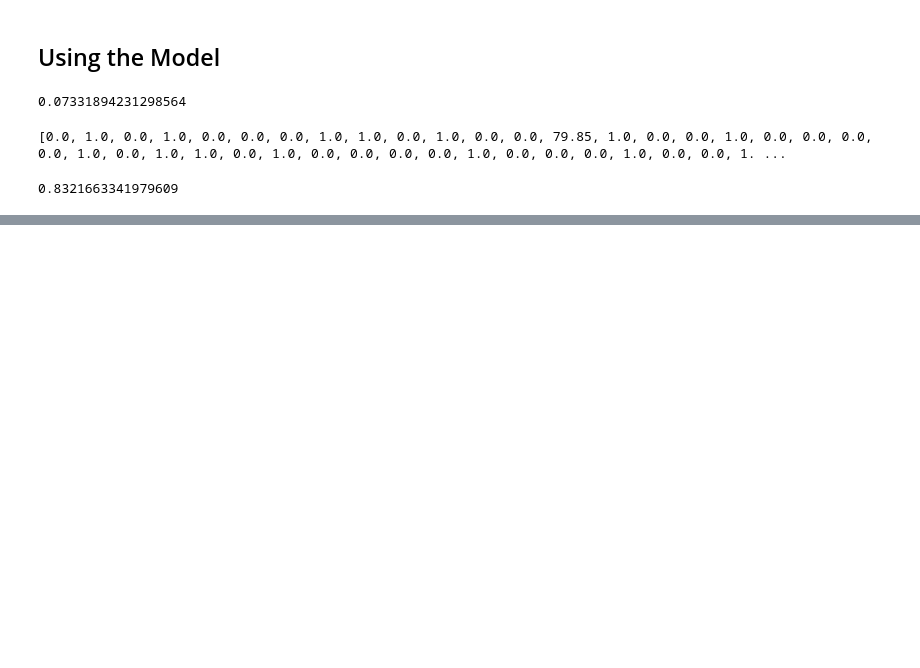
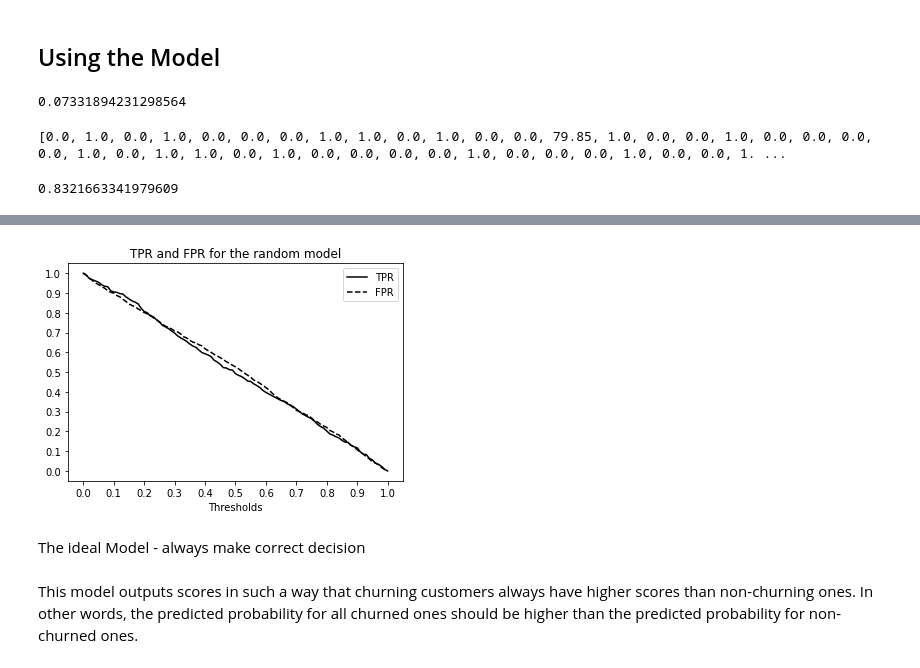
Before and after one commit to harizshah/Telco-Customer-Churn-Dec-2022-, a Jupyter notebook: churn_and_metrics.ipynb, the cells around one changed output, grey strips where cells are left out. Saved outputs shown, nothing was run; the diff lists cells and outputs as text; code cells hidden in the pictures; blank space fills up the shorter version.

```diff
--- a/churn_and_metrics.ipynb
+++ b/churn_and_metrics.ipynb
@@ -646,0 +1051,26 @@ model.predict_proba(X_test)[0, 1]
+# %%
+# Defines a function that takes in actual and predicted values
+def tpr_fpr_dataframe(y_val, y_pred):
+    scores = []
+
+    for t in thresholds:
+        tp = ((y_pred >= t) & (y_val == 1)).sum()
+        fp = ((y_pred >= t) & (y_val == 0)).sum()
+        fn = ((y_pred < t) & (y_val == 1)).sum()
+        tn = ((y_pred < t) & (y_val == 0)).sum()
+
+        scores.append((t, tp, fp, fn, tn))
+
+    df_scores = pd.DataFrame(scores)
+    df_scores.columns = ['threshold', 'tp', 'fp', 'fn', 'tn']
+
+    # Calculates TPR and FPR using the confusion table numbers
+    df_scores['tpr'] = df_scores.tp / (df_scores.tp + df_scores.fn)
+    df_scores['fpr'] = df_scores.fp / (df_scores.fp + df_scores.tn)
+
+    return df_scores
+# %%
+np.random.seed(1)
+y_rand = np.random.uniform(0, 1, size=len(y_val))
+df_rand = tpr_fpr_dataframe(y_val, y_rand)
+df_rand[::10]
@@ -646,0 +1090,23 @@ model.predict_proba(X_test)[0, 1]
+# %%
+plt.figure(figsize=(6, 4))
+
+plt.plot(df_rand.threshold, df_rand.tpr, color='black', linestyle='solid', label='TPR')
+plt.plot(df_rand.threshold, df_rand.fpr, color='black', linestyle='dashed', label='FPR')
+plt.legend()
+
+plt.xticks(np.linspace(0, 1, 11))
+plt.yticks(np.linspace(0, 1, 11))
+
+plt.xlabel('Thresholds')
+plt.title('TPR and FPR for the random model')
+
+#plt.savefig('04_fpr_tpr_plot_random.svg')
+
+plt.show()
+# %% [output]
+[figure, added]
+# %% [markdown]
+The ideal Model - always make correct decision
+# %% [markdown]
+This model outputs scores in such a way that churning customers always have higher scores than non-churning ones. In other words, the
+predicted probability for all churned ones should be higher than the predicted probability for non-churned ones.
```
Also changed, not shown: parts of 101 cells of this notebook.
